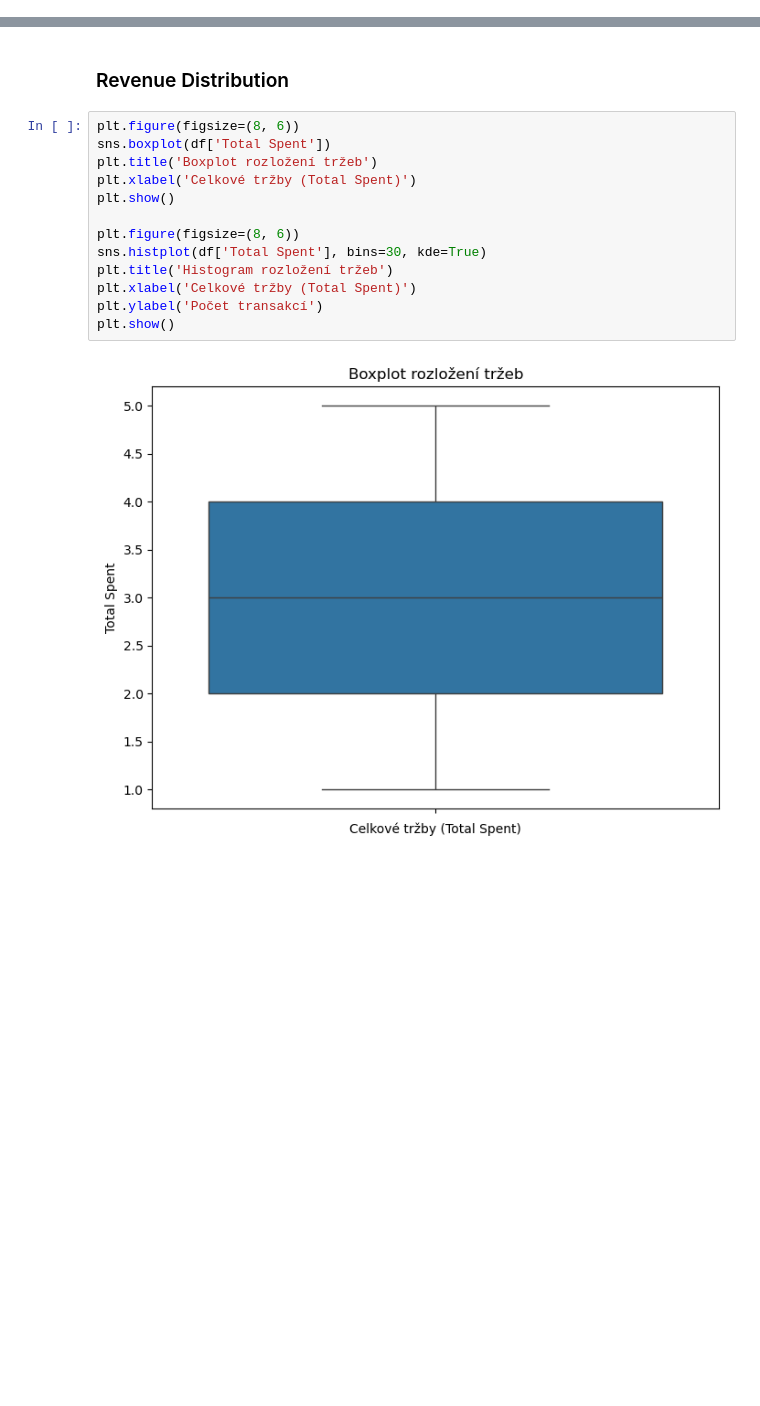
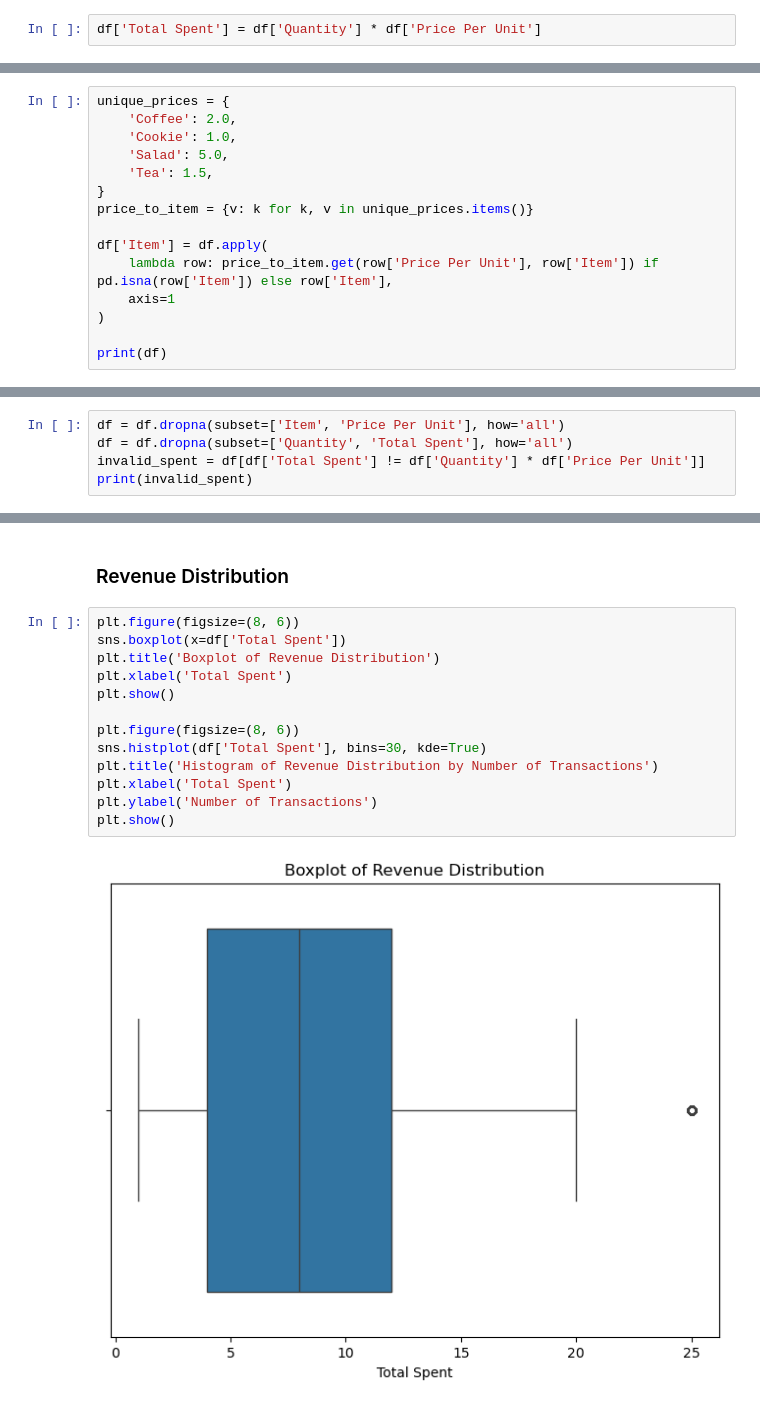
Before and after one commit to martinakvasnickova/Cafe, a Jupyter notebook: analysis/EDA.ipynb, the cells around one changed output, grey strips where cells are left out. Drawn from its saved outputs; the diff is of its cells as text; blank space fills up the shorter version.

```diff
--- a/analysis/EDA.ipynb
+++ b/analysis/EDA.ipynb
@@ -133,3 +133,5 @@ print(invalid_spent)
 9999            Cash  In-store       2023-11-07
 
 [8911 rows x 8 columns]
+# %%
+df['Total Spent'] = df['Quantity'] * df['Price Per Unit']
@@ -135,0 +216,15 @@ print(invalid_spent)
+# %%
+unique_prices = {
+    'Coffee': 2.0,
+    'Cookie': 1.0,
+    'Salad': 5.0,
+    'Tea': 1.5,
+}
+price_to_item = {v: k for k, v in unique_prices.items()}
+
+df['Item'] = df.apply(
+    lambda row: price_to_item.get(row['Price Per Unit'], row['Item']) if pd.isna(row['Item']) else row['Item'],
+    axis=1
+)
+
+print(df)
@@ -135,0 +249,5 @@ print(invalid_spent)
+# %%
+df = df.dropna(subset=['Item', 'Price Per Unit'], how='all')
+df = df.dropna(subset=['Quantity', 'Total Spent'], how='all')
+invalid_spent = df[df['Total Spent'] != df['Quantity'] * df['Price Per Unit']]
+print(invalid_spent)
@@ -143,16 +265,16 @@ Index: []
 ### Revenue Distribution
 # %%
 plt.figure(figsize=(8, 6))
-sns.boxplot(df['Total Spent'])
-plt.title('Boxplot rozložení tržeb')
-plt.xlabel('Celkové tržby (Total Spent)')
+sns.boxplot(x=df['Total Spent'])
+plt.title('Boxplot of Revenue Distribution')
+plt.xlabel('Total Spent')
 plt.show()
 
 plt.figure(figsize=(8, 6))
 sns.histplot(df['Total Spent'], bins=30, kde=True)
-plt.title('Histogram rozložení tržeb')
-plt.xlabel('Celkové tržby (Total Spent)')
-plt.ylabel('Počet transakcí')
+plt.title('Histogram of Revenue Distribution by Number of Transactions')
+plt.xlabel('Total Spent')
+plt.ylabel('Number of Transactions')
 plt.show()
 # %% [output]
-[figure, old version]
+[figure, new version]
```
Also changed, not shown: parts of 21 cells of this notebook.
